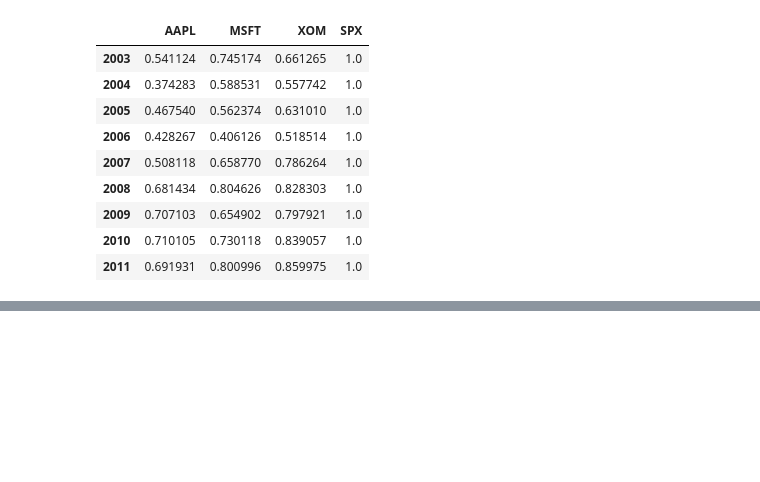
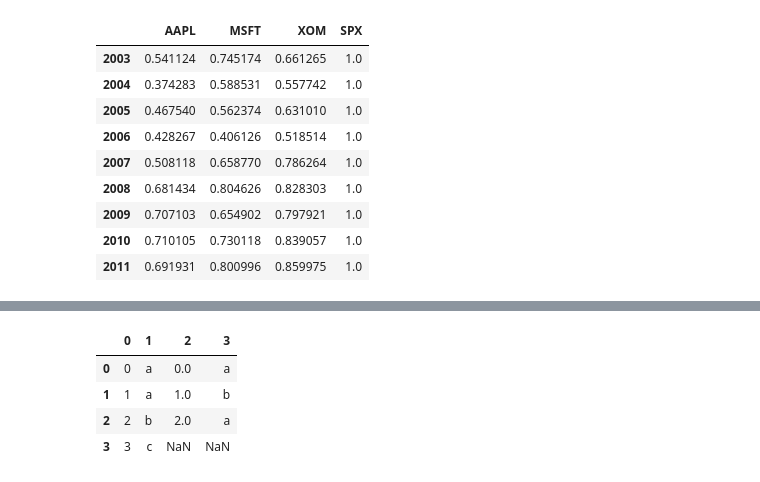
Before and after one commit to jt120/start-ml, a Jupyter notebook: pydata/chp09_group.ipynb, the cells around one changed output, grey strips where cells are left out. Cells and saved outputs as stored; diff of their text form; code cells hidden in the pictures; blank space fills up the shorter version.

```diff
--- a/pydata/chp09_group.ipynb
+++ b/pydata/chp09_group.ipynb
@@ -86,0 +143,8 @@ by_year.apply(spx_corr)
+# %%
+pd.concat([df, df2], axis=1, ignore_index=True)
+# %% [output]
+|  | 0 | 1 | 2 | 3 |
+| 0 | 0 | a | 0.0 | a |
+| 1 | 1 | a | 1.0 | b |
+| 2 | 2 | b | 2.0 | a |
+| 3 | 3 | c | NaN | NaN |
```
Also changed, not shown: parts of 6 cells of this notebook, 13 other files.
